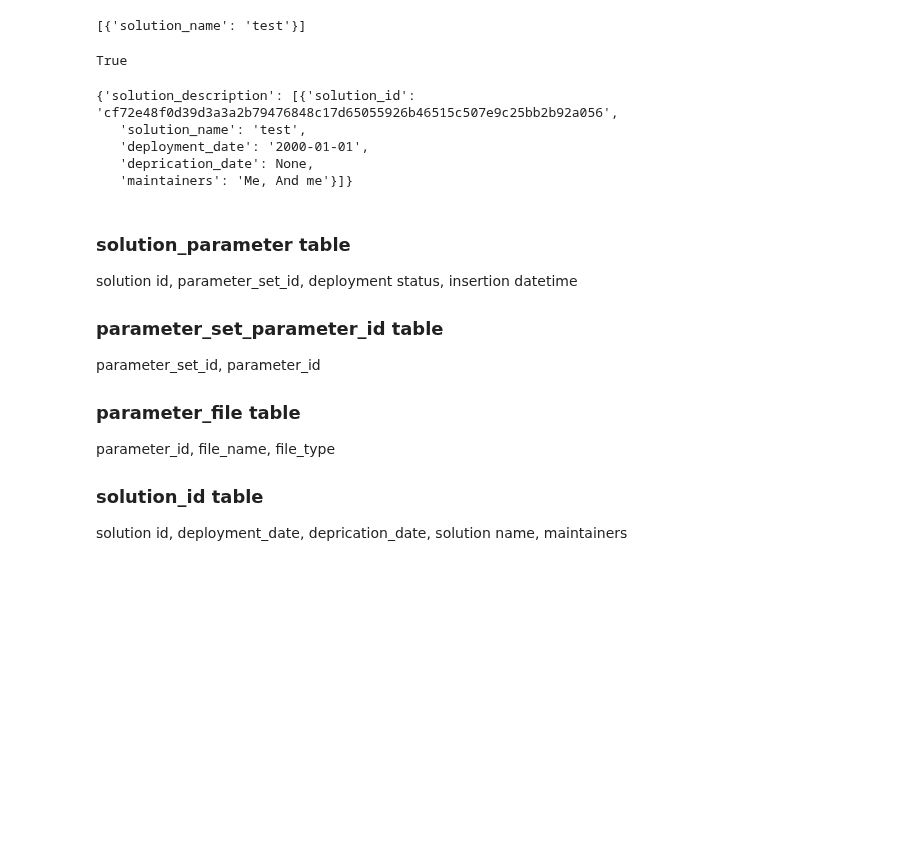
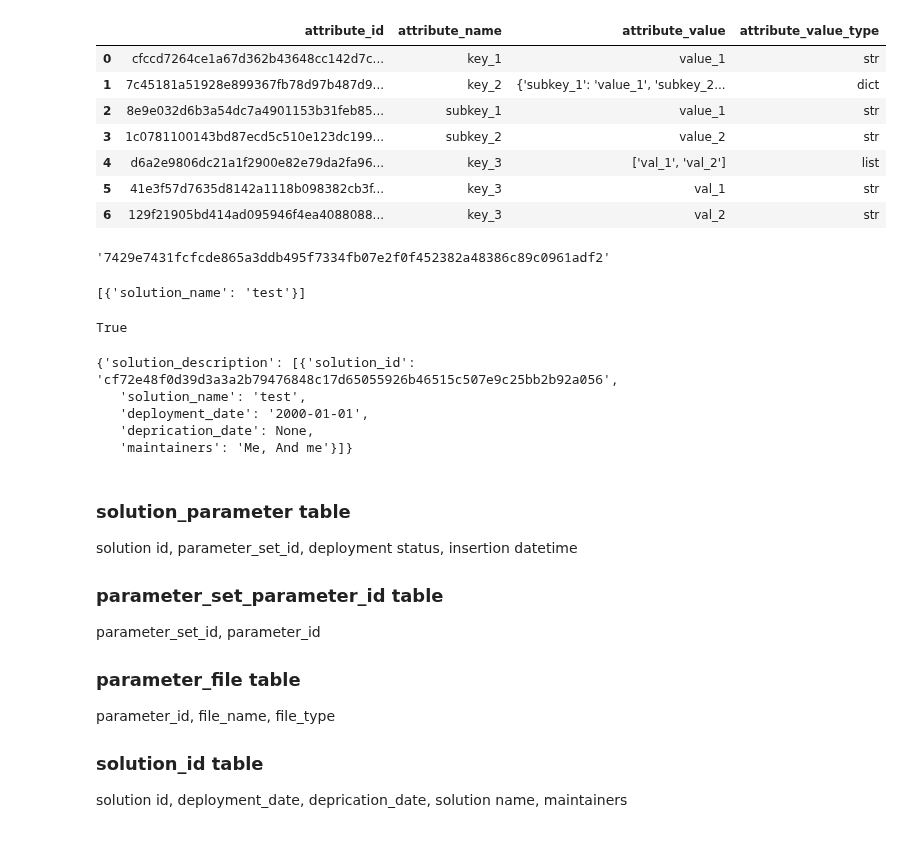
Before and after one commit to Kiril-Mordan/reusables, a Jupyter notebook: draft_notebooks/parameterframe.ipynb, the cells around one changed output. Cells and saved outputs as stored; diff of their text form; code cells hidden in the pictures; blank space fills up the shorter version.

```diff
--- a/draft_notebooks/parameterframe.ipynb
+++ b/draft_notebooks/parameterframe.ipynb
@@ -0,0 +45,4 @@
+# %%
+fth = FileTypeHandler(file_path = "../tests/parameterframe/example_configs/param_6.txt")
+fth.process_file()
+#fth.reconstruct_file(file_path = "../example2.txt")
@@ -0,0 +106,22 @@
+# %%
+content = fth._load_file_content(file_path="../example.txt",
+                    file_type="txt")
+parameter_id = fth._generate_unique_id(str(content))
+
+
+
+attribute_id = parameter_id
+
+parameter_attributes =[{
+                'parameter_id' : parameter_id,
+                'attribute_id': attribute_id,
+                'previous_attribute_id': None
+            }]
+
+# It's a value, add to attribute_values
+attribute_values = [{
+    'attribute_id': attribute_id,
+    'attribute_name': None,
+    'attribute_value': str(content),
+    'attribute_value_type': type(content).__name__
+}]
@@ -3,7 +153,8 @@
 
 yaml_file = {'key_1' : 'value_1',
              'key_2' : {'subkey_1' : 'value_1',
-                        'subkey_2' : 'value_2'}}
+                        'subkey_2' : 'value_2'},
+             'key_3' : ['val_1', 'val_2']}
 
 txt_file = """some text
 
@@ -54,0 +200,12 @@ txt_file = """some text
+# %%
+import hashlib
+
+parameter = yaml_file.copy()
+
+# if parameter type == dict
+
+## hash
+parameter_id = hashlib.sha256(str(parameter).encode()).hexdigest()
+
+## if hash not exists
+## recurserve split on attributes
@@ -54,0 +398,15 @@ txt_file = """some text
+# %%
+df_attribute_values
+# %% [output]
+|  | attribute_id | attribute_name | attribute_value | attribute_value_type |
+| 0 | cfccd7264ce1a67d362b43648cc142d7c... | key_1 | value_1 | str |
+| 1 | 7c45181a51928e899367fb78d97b487d9... | key_2 | {'subkey_1': 'value_1', 'subkey_2... | dict |
+| 2 | 8e9e032d6b3a54dc7a4901153b31feb85... | subkey_1 | value_1 | str |
+| 3 | 1c0781100143bd87ecd5c510e123dc199... | subkey_2 | value_2 | str |
+| 4 | d6a2e9806dc21a1f2900e82e79da2fa96... | key_3 | ['val_1', 'val_2'] | list |
+| 5 | 41e3f57d7635d8142a1118b098382cb3f... | key_3 | val_1 | str |
+| 6 | 129f21905bd414ad095946f4ea4088088... | key_3 | val_2 | str |
+# %%
+parameter_id
+# %% [output]
+'7429e7431fcfcde865a3ddb495f7334fb07e2f0f452382a48386c89c0961adf2'
```
Also changed, not shown: parts of 29 cells of this notebook, 11 other files.
